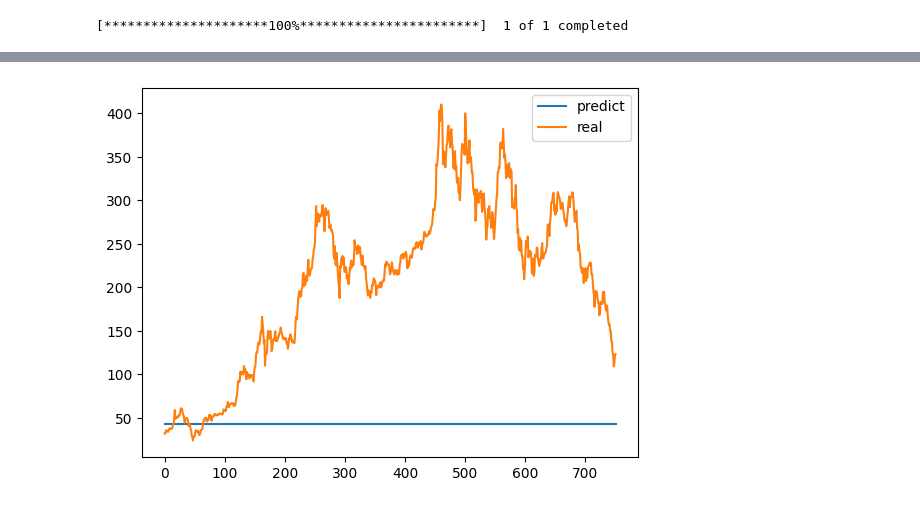
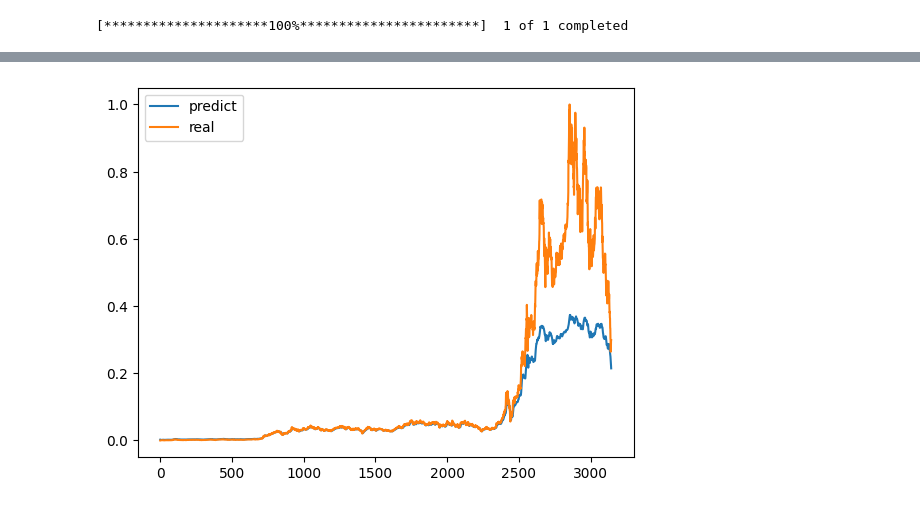
Before and after one commit to khanhtrinh2003/Finance, a Jupyter notebook: Prediction/recurrent_neural_network.ipynb, the cells around one changed output, grey strips where cells are left out. Cells and saved outputs as stored; diff of their text form; code cells hidden in the pictures.

```diff
--- a/Prediction/recurrent_neural_network.ipynb
+++ b/Prediction/recurrent_neural_network.ipynb
@@ -17,3 +19,5 @@ df = pd.DataFrame(yf.download(stock, '2020-01-01', '2022-12-31')["Close"])
+# %%
+df.dropna(inplace=True)
 # %%
 def rolling(lag, data):
     A = []
@@ -30,8 +34,12 @@ def train_test_split(x,y,test_size):
 def RNN(x, y, lag):
     model = Sequential()
     model.add(LSTM(units=100, return_sequences=True, input_shape=(lag,1)))
-    model.add(Dropout(0.5))
-    model.add(LSTM(units=50, return_sequences=True))
+    model.add(Dropout(0.3))
+    model.add(LSTM(units=100, return_sequences=True))
+    model.add(Dropout(0.3))
+    model.add(LSTM(units=100, return_sequences=True))
+    model.add(Dropout(0.3))
+    model.add(LSTM(units=100, return_sequences=True))
     model.add(Dropout(0.3))
     model.add(LSTM(units=50))
     model.add(Dropout(0.3))
@@ -41,3 +49,8 @@ def RNN(x, y, lag):
     model.compile(optimizer='adam', loss='mean_squared_error')
     model.fit(np.array(x), np.array(y), epochs=100, batch_size=32)
     return model
+# %%
+from sklearn.preprocessing import MinMaxScaler
+scaler = MinMaxScaler(feature_range=(0,1))
+data = pd.DataFrame(scaler.fit_transform(df["Close"].values.reshape(-1,1)))
+data
@@ -44,9 +71,9 @@ def RNN(x, y, lag):
 # %%
 lag = 5
-A = rolling(lag, df["Close"])
-b = df["Close"].values[lag::]
+A = rolling(lag, data)
+b = data.values[lag::]
 
-deon, dete, keyon, keyte = train_test_split(A,b, test_size=0.3)
+deon, dete, keyon, keyte = train_test_split(A,b, test_size=0.5)
 # %%
 a = RNN(deon,keyon,lag)
 # %% [output]
@@ -70,5 +97,6 @@ Epoch 100/100
 # %%
-plt.plot(a.predict(np.array(A)), label="predict")
+p =a.predict(np.array(A))
+plt.plot(p, label="predict")
 plt.plot(np.array(b), label="real")
 plt.legend()
 plt.show()
@@ -77 +106 @@ plt.show()
-[figure, old version]
+[figure, new version]
```
Also changed, not shown: parts of 7 cells of this notebook, 7 other files.
